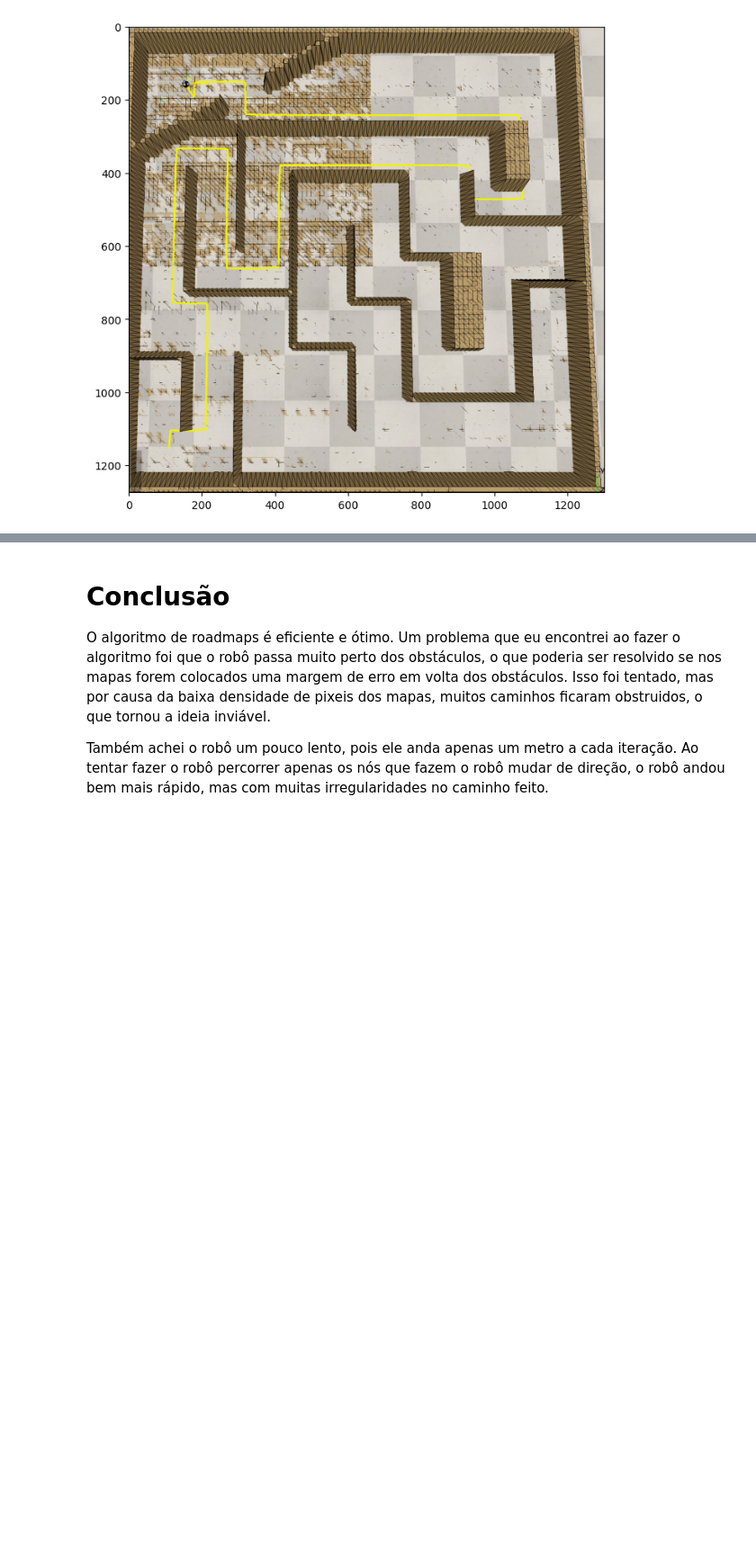
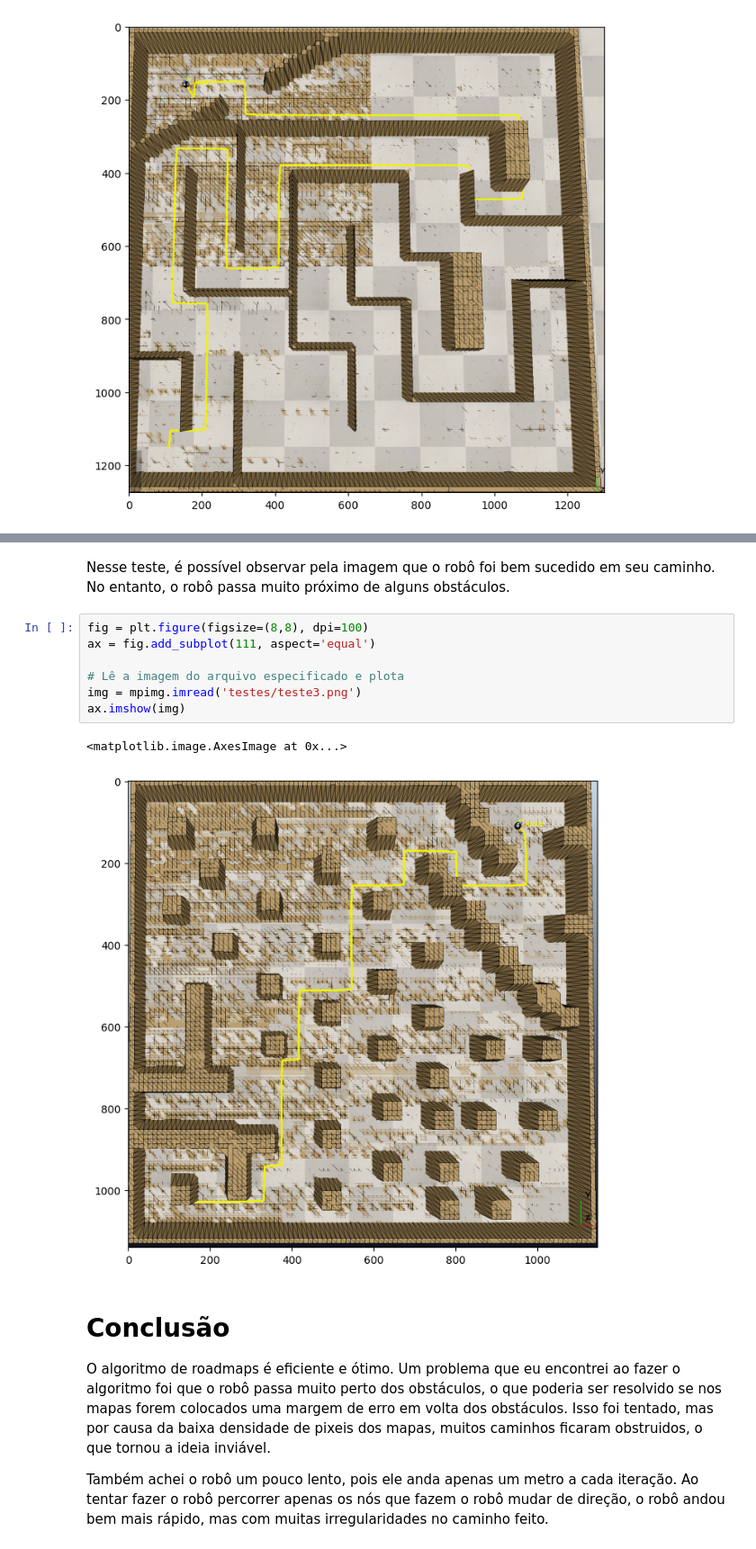
Before and after one commit to RaphaSilva470/Robotica, a Jupyter notebook: TP2/roadmaps.ipynb, the cells around one changed output, grey strips where cells are left out. Shown at 90% size. Drawn from its saved outputs; the diff is of its cells as text; blank space fills up the shorter version.

```diff
--- a/TP2/roadmaps.ipynb
+++ b/TP2/roadmaps.ipynb
@@ -363,3 +402,15 @@ ax.imshow(img)
+# %% [markdown]
+Nesse teste, é possível observar pela imagem que o robô foi bem sucedido em seu caminho. No entanto, o robô passa muito próximo de alguns obstáculos.
+# %%
+fig = plt.figure(figsize=(8,8), dpi=100)
+ax = fig.add_subplot(111, aspect='equal')
+
+# Lê a imagem do arquivo especificado e plota
+img = mpimg.imread('testes/teste3.png')
+ax.imshow(img)
+# %% [output]
+<matplotlib.image.AxesImage at 0x...>
+[figure, added]
 # %% [markdown]
 # Conclusão
 O algoritmo de roadmaps é eficiente e ótimo. Um problema que eu encontrei ao fazer o algoritmo foi que o robô passa muito perto dos obstáculos, o que poderia ser resolvido se nos mapas forem colocados uma margem de erro em volta dos obstáculos. Isso foi tentado, mas por causa da baixa densidade de pixeis dos mapas, muitos caminhos ficaram obstruidos, o que tornou a ideia inviável.
```
Also changed, not shown: parts of 2 cells of this notebook, 2 other files.
